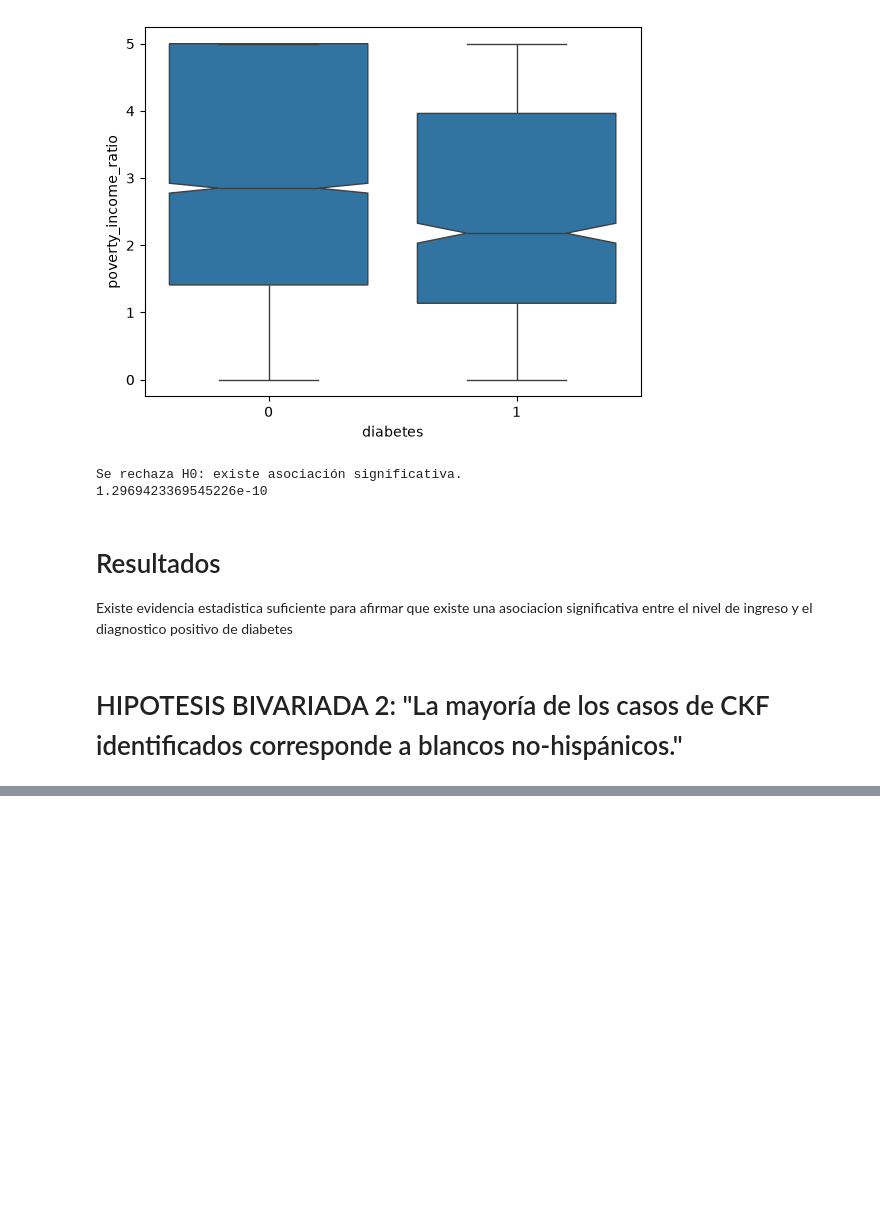
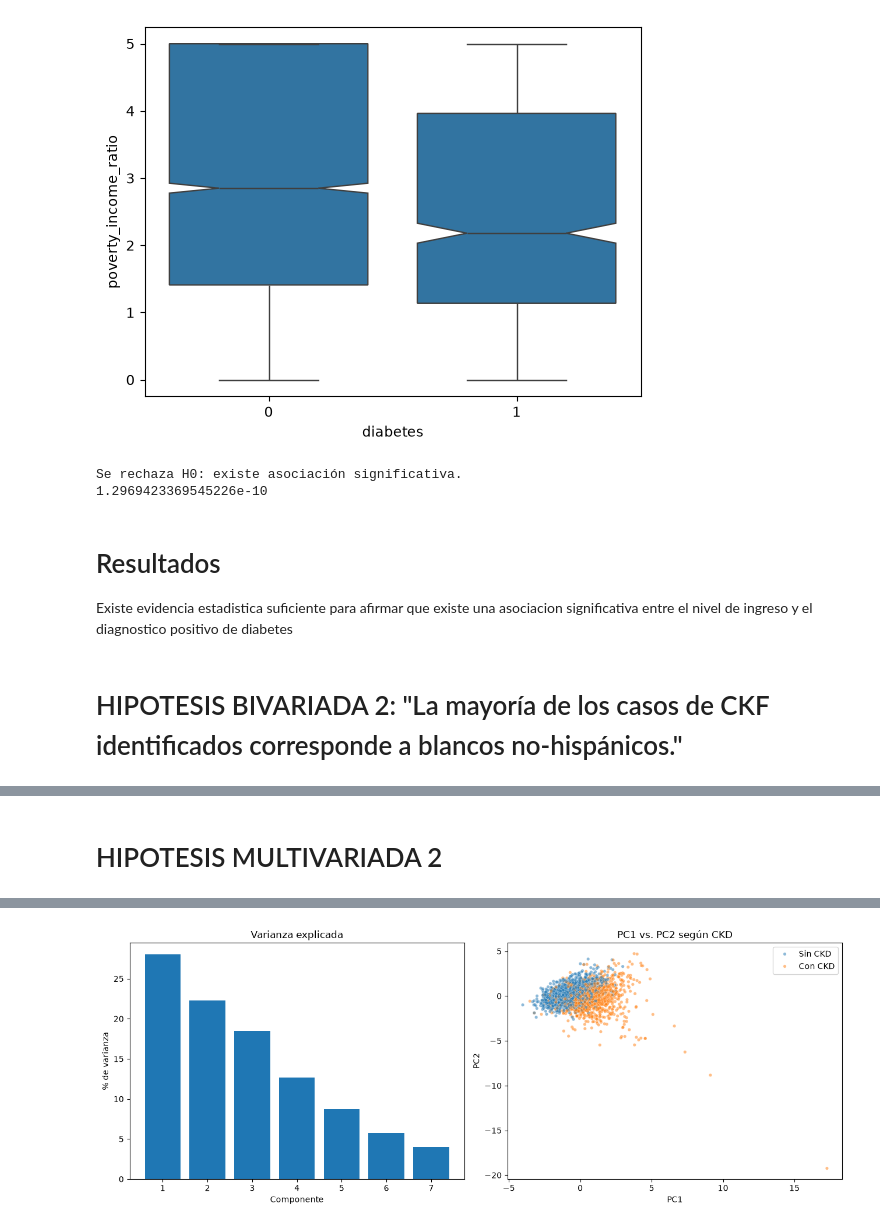
Before and after one commit to tincho1102/TpEspecialFundamentos, a Jupyter notebook: analisis.ipynb, the cells around one changed output, grey strips where cells are left out. Cells and saved outputs as stored; diff of their text form; code cells hidden in the pictures; blank space fills up the shorter version.

```diff
--- a/analisis.ipynb
+++ b/analisis.ipynb
@@ -363,0 +434,78 @@ h_b2 =
+# %% [markdown]
+# HIPOTESIS MULTIVARIADA 2
+# %%
+cols = [
+    "age",
+    "bmi",
+    "bp_systolic",
+    "bp_diastolic",
+    "serum_creatinine",
+    "blood_urea_nitrogen",
+    "albumin_serum",
+    #"albumin_creatinine_ratio",
+    #"egfr"
+]
+
+# Filtrar adultos con datos completos
+d = df[df["age"] >= 18][cols + ["ckd_present", "ckd_stage"]].dropna().copy()
+
+# Excluir clasificaciones desconocidas
+d = d[d["ckd_stage"] != "Unknown"]
+
+print("Participantes incluidos:", len(d))
+
+# Estandarizar variables
+X = StandardScaler().fit_transform(d[cols])
+
+# PCA
+pca = PCA().fit(X)
+Z = pca.transform(X)
+
+print("Varianza explicada (%):",
+      (pca.explained_variance_ratio_ * 100).round(1))
+
+print("Acumulada (%):",
+      (pca.explained_variance_ratio_.cumsum() * 100).round(1))
+
+print(pd.DataFrame(
+    pca.components_.T,
+    index=cols,
+    columns=[f"PC{i+1}" for i in range(len(cols))]
+).round(2))
+
+# Gráficos
+fig, ax = plt.subplots(1, 2, figsize=(13, 5))
+
+ax[0].bar(
+    range(1, len(cols) + 1),
+    pca.explained_variance_ratio_ * 100
+)
+ax[0].set_xlabel("Componente")
+ax[0].set_ylabel("% de varianza")
+ax[0].set_title("Varianza explicada")
+
+# Seleccionar muestra para visualizar
+idx = np.random.default_rng(0).choice(
+    len(d), min(2500, len(d)), replace=False
+)
+
+sns.scatterplot(
+    x=Z[idx, 0],
+    y=Z[idx, 1],
+    hue=np.where(
+        d["ckd_present"].to_numpy()[idx] == 1,
+        "Con CKD",
+        "Sin CKD"
+    ),
+    alpha=0.5,
+    s=15,
+    ax=ax[1]
+)
+
+ax[1].set_xlabel("PC1")
+ax[1].set_ylabel("PC2")
+ax[1].set_title("PC1 vs. PC2 según CKD")
+
+plt.tight_layout()
+plt.show()
+# %% [output]
@@ -363,0 +523 @@ h_b2 =
+[figure, added]
```
Also changed, not shown: parts of 6 cells of this notebook.
